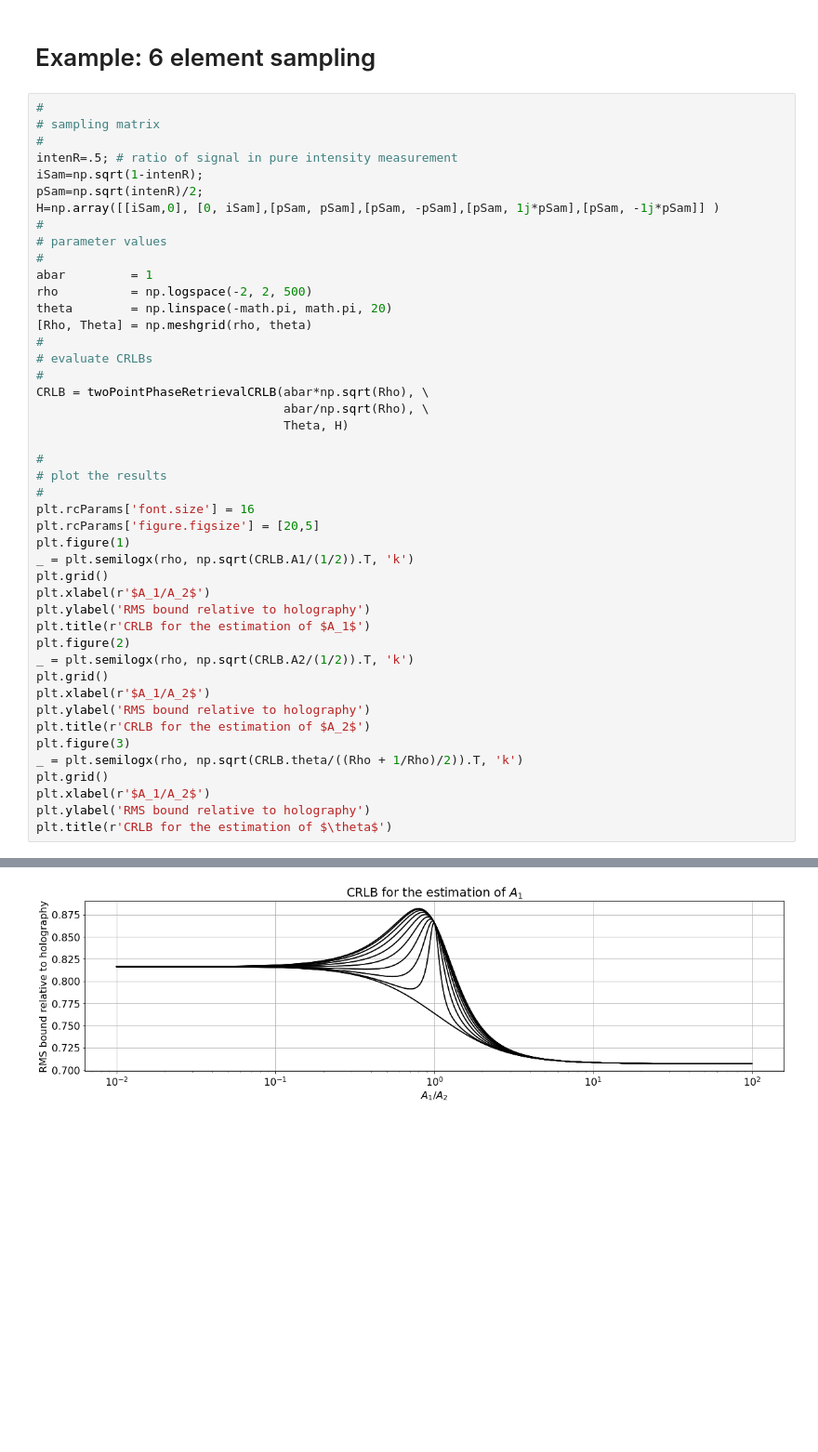
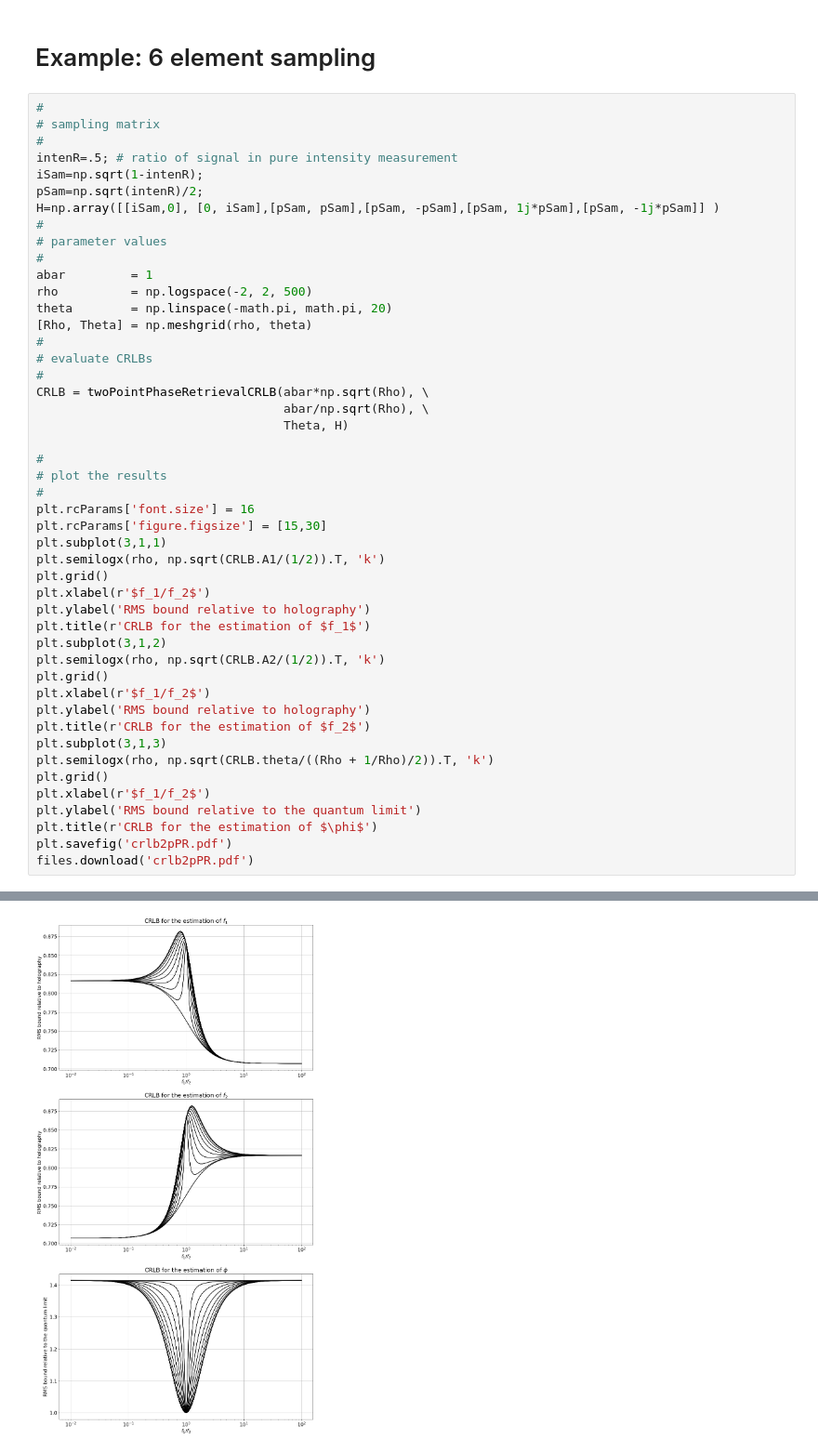
Before and after one commit to djbradyAtOpticalSciencesArizona/computationalImaging, a Jupyter notebook: waves/CRLB_for_Two_Mode_Phase_Retrieval.ipynb, the cells around one changed output, grey strips where cells are left out. Shown: that part at 93% size. Saved outputs shown, nothing was run; the diff lists cells and outputs as text; blank space fills up the shorter version.

```diff
--- a/waves/CRLB_for_Two_Mode_Phase_Retrieval.ipynb
+++ b/waves/CRLB_for_Two_Mode_Phase_Retrieval.ipynb
@@ -162,23 +163,25 @@ CRLB = twoPointPhaseRetrievalCRLB(abar*np.sqrt(Rho), \
 # plot the results
 #
 plt.rcParams['font.size'] = 16
-plt.rcParams['figure.figsize'] = [20,5]
-plt.figure(1)
-_ = plt.semilogx(rho, np.sqrt(CRLB.A1/(1/2)).T, 'k')
+plt.rcParams['figure.figsize'] = [15,30]
+plt.subplot(3,1,1)
+plt.semilogx(rho, np.sqrt(CRLB.A1/(1/2)).T, 'k')
 plt.grid()
-plt.xlabel(r'$A_1/A_2$')
+plt.xlabel(r'$f_1/f_2$')
 plt.ylabel('RMS bound relative to holography')
-plt.title(r'CRLB for the estimation of $A_1$')
-plt.figure(2)
-_ = plt.semilogx(rho, np.sqrt(CRLB.A2/(1/2)).T, 'k')
+plt.title(r'CRLB for the estimation of $f_1$')
+plt.subplot(3,1,2)
+plt.semilogx(rho, np.sqrt(CRLB.A2/(1/2)).T, 'k')
 plt.grid()
-plt.xlabel(r'$A_1/A_2$')
+plt.xlabel(r'$f_1/f_2$')
 plt.ylabel('RMS bound relative to holography')
-plt.title(r'CRLB for the estimation of $A_2$')
-plt.figure(3)
-_ = plt.semilogx(rho, np.sqrt(CRLB.theta/((Rho + 1/Rho)/2)).T, 'k')
+plt.title(r'CRLB for the estimation of $f_2$')
+plt.subplot(3,1,3)
+plt.semilogx(rho, np.sqrt(CRLB.theta/((Rho + 1/Rho)/2)).T, 'k')
 plt.grid()
-plt.xlabel(r'$A_1/A_2$')
-plt.ylabel('RMS bound relative to holography')
-plt.title(r'CRLB for the estimation of $\theta$')
+plt.xlabel(r'$f_1/f_2$')
+plt.ylabel('RMS bound relative to the quantum limit')
+plt.title(r'CRLB for the estimation of $\phi$')
+plt.savefig('crlb2pPR.pdf')
+files.download('crlb2pPR.pdf')
 # %% [output]
@@ -186 +190 @@ Text(0.5, 1.0, 'CRLB for the estimation of $\\theta$')
-[figure, old version]
+[figure, new version]
```
Also changed, not shown: parts of 28 cells of this notebook.
